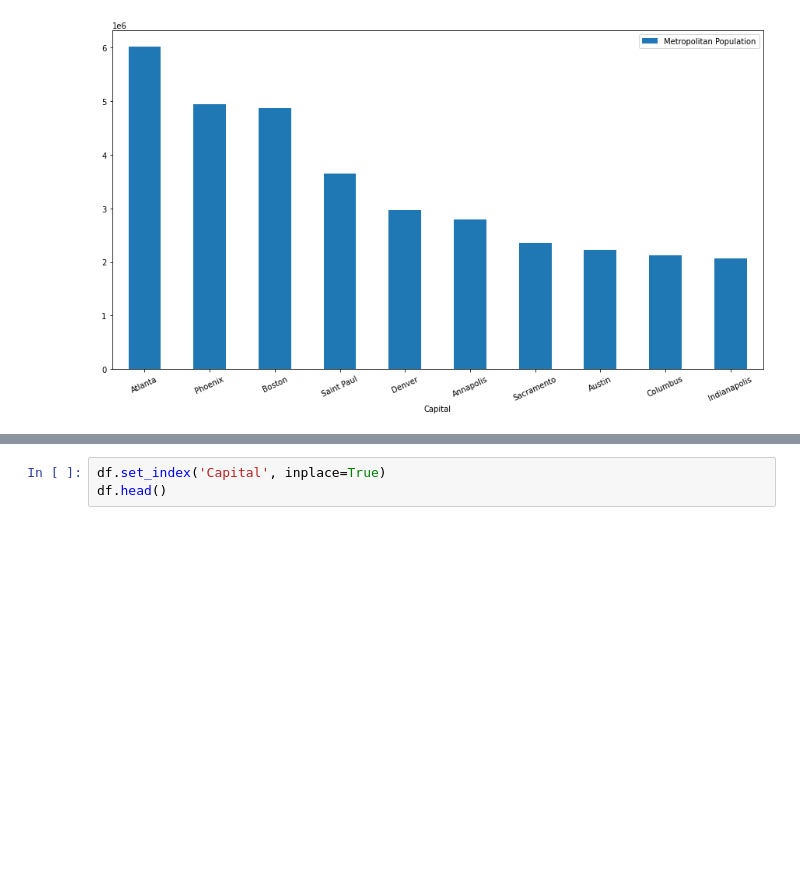
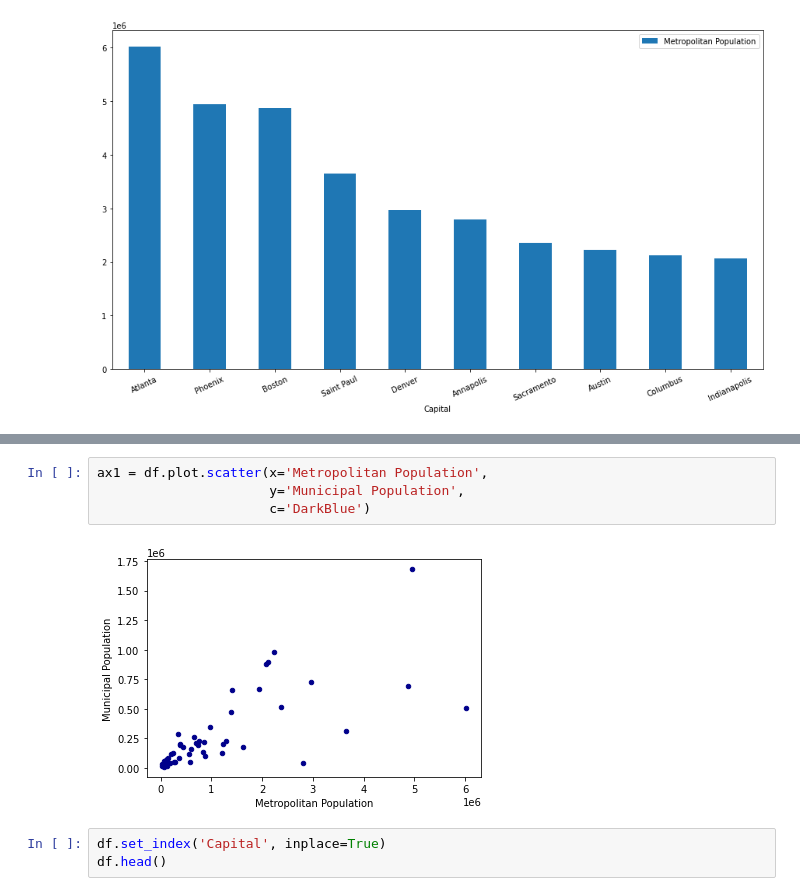
Before and after one commit to chaseroldan/portfolio-projects, a Jupyter notebook: project-us-capitals/us-capitals.ipynb, the cells around one changed output, grey strips where cells are left out. Drawn from its saved outputs; the diff is of its cells as text; blank space fills up the shorter version.

```diff
--- a/project-us-capitals/us-capitals.ipynb
+++ b/project-us-capitals/us-capitals.ipynb
@@ -156,3 +168,9 @@ largest_metro_chart.figure.savefig('metro.png')
+# %%
+ax1 = df.plot.scatter(x='Metropolitan Population',
+                      y='Municipal Population',
+                      c='DarkBlue')
+# %% [output]
+[figure, added]
 # %%
 df.set_index('Capital', inplace=True)
 df.head()
```
Also changed, not shown: parts of 2 cells of this notebook.
